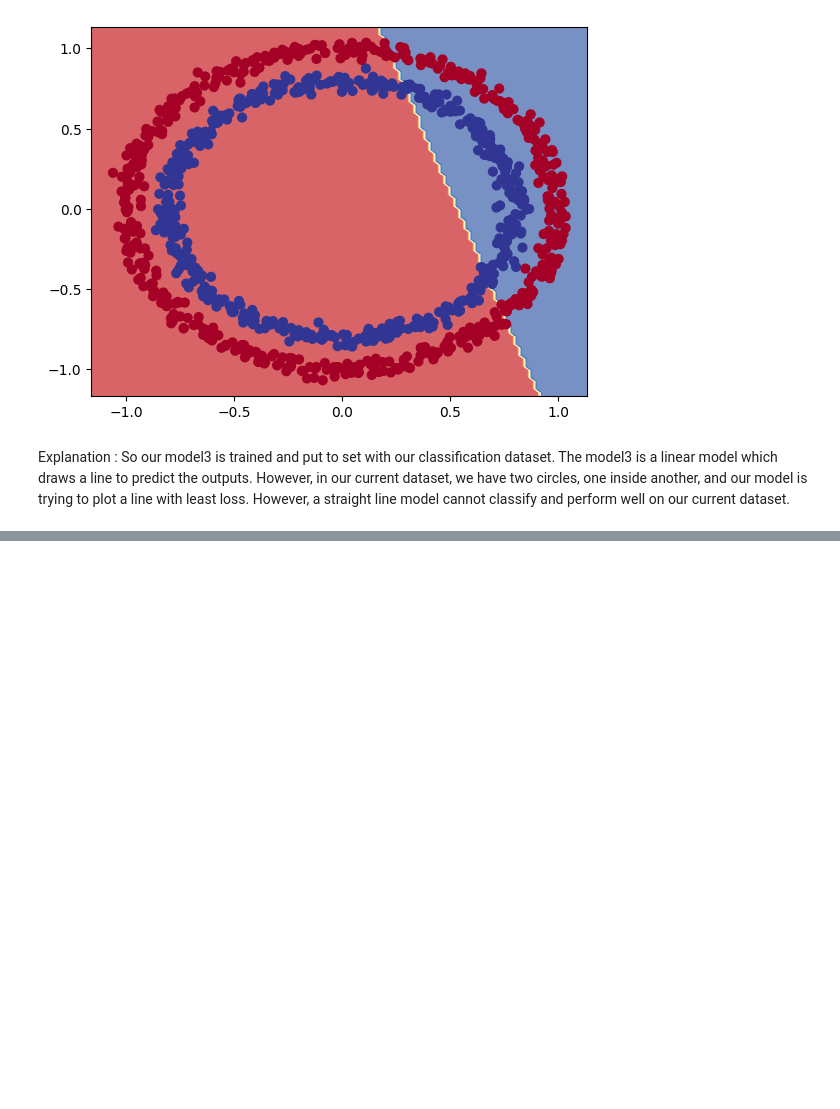
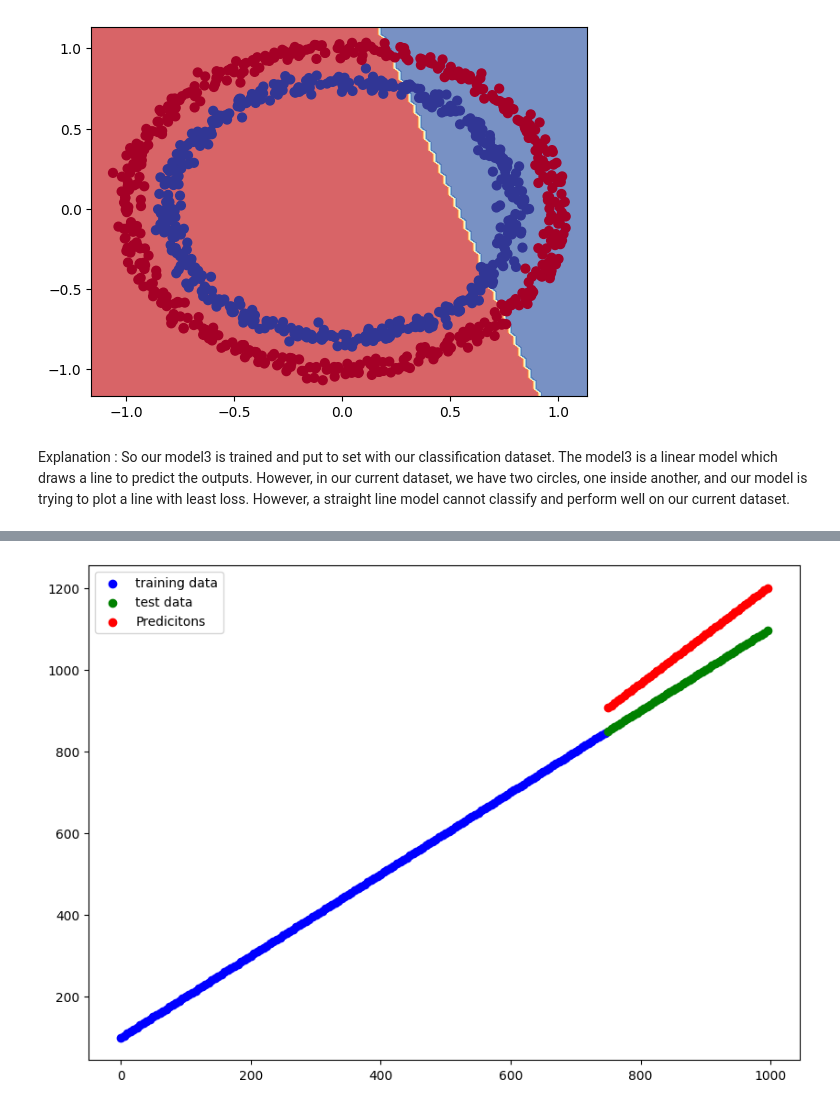
Before and after one commit to Aryan-Gupta2002/Deep-Learning---Tensorflow, a Jupyter notebook: neuralNetworkForClassification_.ipynb, the cells around one changed output, grey strips where cells are left out. Saved outputs shown, nothing was run; the diff lists cells and outputs as text; code cells hidden in the pictures; blank space fills up the shorter version.

```diff
--- a/neuralNetworkForClassification_.ipynb
+++ b/neuralNetworkForClassification_.ipynb
@@ -210,3 +210,15 @@ Doing binary classification
 [figure]
 # %% [markdown]
 Explanation  : So our model3 is trained and put to set with our classification dataset. The model3 is a linear model which draws a line to predict the outputs. However, in our current dataset, we have two circles, one inside another, and our model is trying to plot a line with least loss. However, a straight line model cannot classify and perform well on our current dataset.
+# %%
+# Let's try the model for regression model
+x_reg = tf.range(0,1000,5)
+x_reg = tf.expand_dims(x_reg, axis=-1)
+y_reg = tf.range(100,1100,5)
+
+
+#Splitting
+x_reg_train= x_reg[:150]
+x_reg_test = x_reg[150:]
+y_reg_train= y_reg[:150]
+y_reg_test = y_reg[150:]
@@ -212,0 +229,14 @@ Explanation  : So our model3 is trained and put to set with our classification d
+# %%
+tf.random.set_seed(42)
+model3= tf.keras.Sequential([
+    tf.keras.layers.Dense(100),
+    tf.keras.layers.Dense(10),
+    tf.keras.layers.Dense(1),
+])
+model3.compile(
+    loss= tf.keras.losses.mae,
+    optimizer=tf.keras.optimizers.Adam(),
+    metrics=["mae"]
+)
+model3.fit(x_reg_train,y_reg_train,epochs=100)
+model3.evaluate(x_reg_test,y_reg_test)
@@ -212,0 +262,10 @@ Explanation  : So our model3 is trained and put to set with our classification d
+# %%
+y_reg_pred=model3.predict(x_reg_test) # PRedictions
+
+#Plotting model's predictions
+plt.figure(figsize=(10,7))
+plt.scatter(x_reg_train,y_reg_train, c='b', label="training data")
+plt.scatter(x_reg_test,y_reg_test,c='g',label="test data")
+plt.scatter(x_reg_test,y_reg_pred,c='r',label="Predicitons")
+plt.legend();
+# %% [output]
@@ -212,0 +273 @@ Explanation  : So our model3 is trained and put to set with our classification d
+[figure, added]
```
Also changed, not shown: parts of 3 cells of this notebook.
